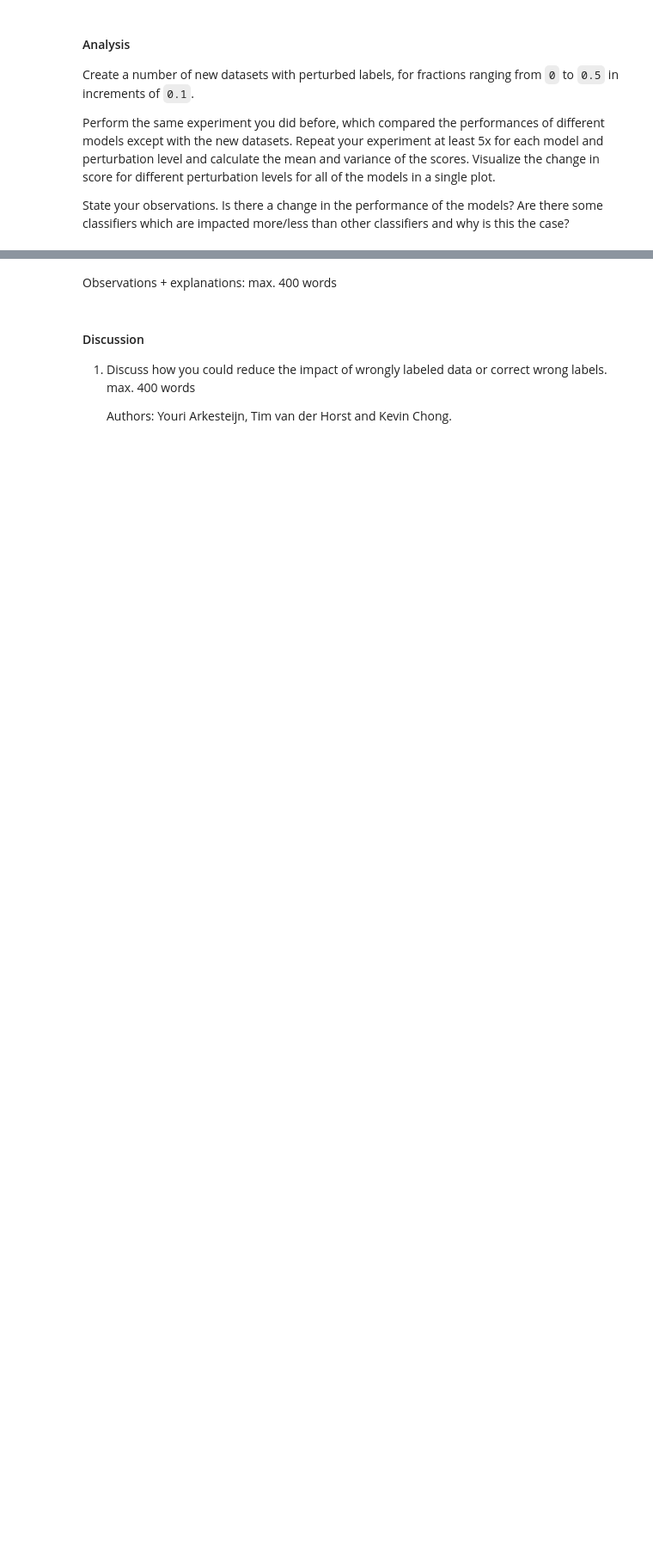
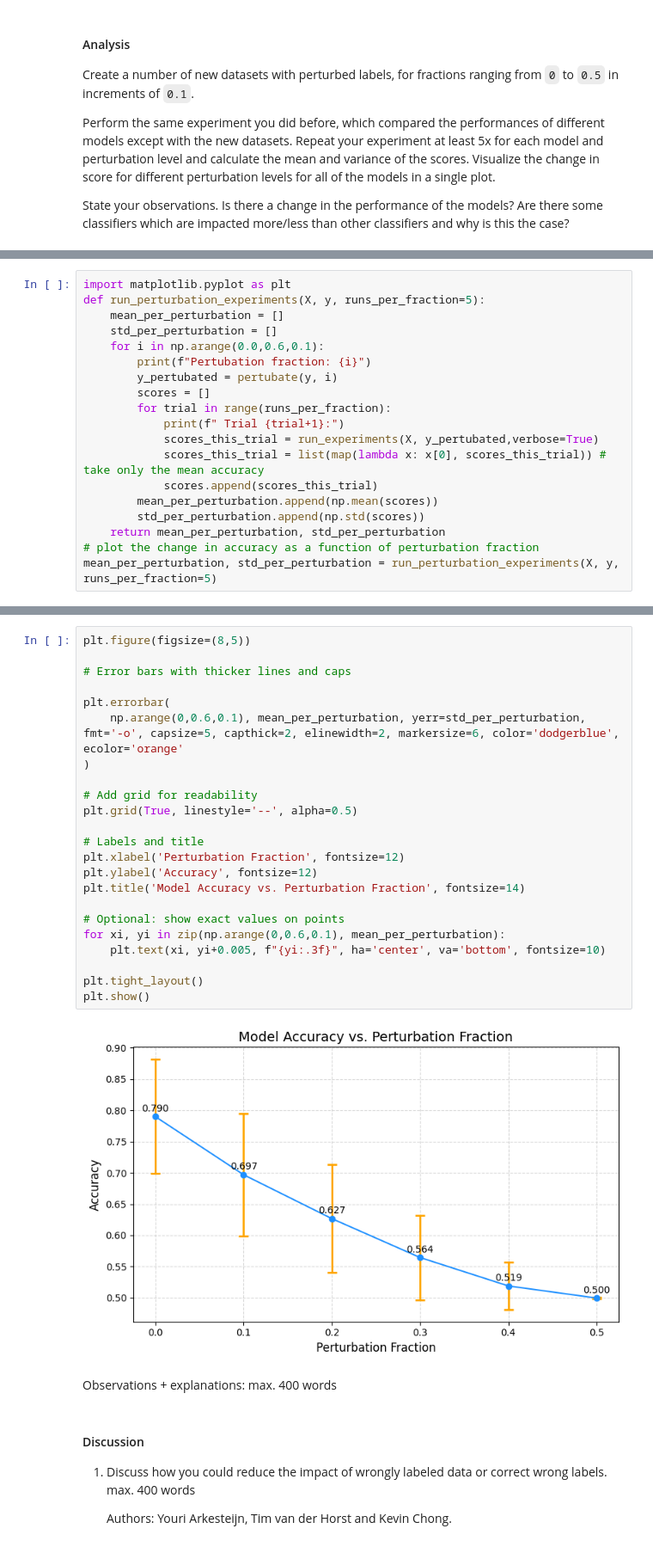
Before and after one commit to johnarioD/DSAIT4000, a Jupyter notebook: Assignment_part1 V2 (1).ipynb, the cells around one changed output, grey strips where cells are left out. Shown: that part at 86% size. Drawn from its saved outputs; the diff is of its cells as text; blank space fills up the shorter version.

```diff
--- a/Assignment_part1 V2 (1).ipynb
+++ b/Assignment_part1 V2 (1).ipynb
@@ -102,0 +161,19 @@ State your observations. Is there a change in the performance of the models? Are
+# %%
+import matplotlib.pyplot as plt
+def run_perturbation_experiments(X, y, runs_per_fraction=5):
+    mean_per_perturbation = []
+    std_per_perturbation = []
+    for i in np.arange(0.0,0.6,0.1):
+        print(f"Pertubation fraction: {i}")
+        y_pertubated = pertubate(y, i)
+        scores = []
+        for trial in range(runs_per_fraction):
+            print(f" Trial {trial+1}:")
+            scores_this_trial = run_experiments(X, y_pertubated,verbose=True)
+            scores_this_trial = list(map(lambda x: x[0], scores_this_trial)) # take only the mean accuracy
+            scores.append(scores_this_trial)
+        mean_per_perturbation.append(np.mean(scores))
+        std_per_perturbation.append(np.std(scores))
+    return mean_per_perturbation, std_per_perturbation
+# plot the change in accuracy as a function of perturbation fraction
+mean_per_perturbation, std_per_perturbation = run_perturbation_experiments(X, y, runs_per_fraction=5)
@@ -103,3 +198,28 @@ State your observations. Is there a change in the performance of the models? Are
+# %%
+plt.figure(figsize=(8,5))
+
+# Error bars with thicker lines and caps
+
+plt.errorbar(
+    np.arange(0,0.6,0.1), mean_per_perturbation, yerr=std_per_perturbation, fmt='-o', capsize=5, capthick=2, elinewidth=2, markersize=6, color='dodgerblue', ecolor='orange'
+)
+
+# Add grid for readability
+plt.grid(True, linestyle='--', alpha=0.5)
+
+# Labels and title
+plt.xlabel('Perturbation Fraction', fontsize=12)
+plt.ylabel('Accuracy', fontsize=12)
+plt.title('Model Accuracy vs. Perturbation Fraction', fontsize=14)
+
+# Optional: show exact values on points
+for xi, yi in zip(np.arange(0,0.6,0.1), mean_per_perturbation):
+    plt.text(xi, yi+0.005, f"{yi:.3f}", ha='center', va='bottom', fontsize=10)
+
+plt.tight_layout()
+plt.show()
+# %% [output]
+[figure, added]
 # %% [markdown]
 Observations + explanations: max. 400 words
 # %% [markdown]
```
Also changed, not shown: parts of 12 cells of this notebook.
